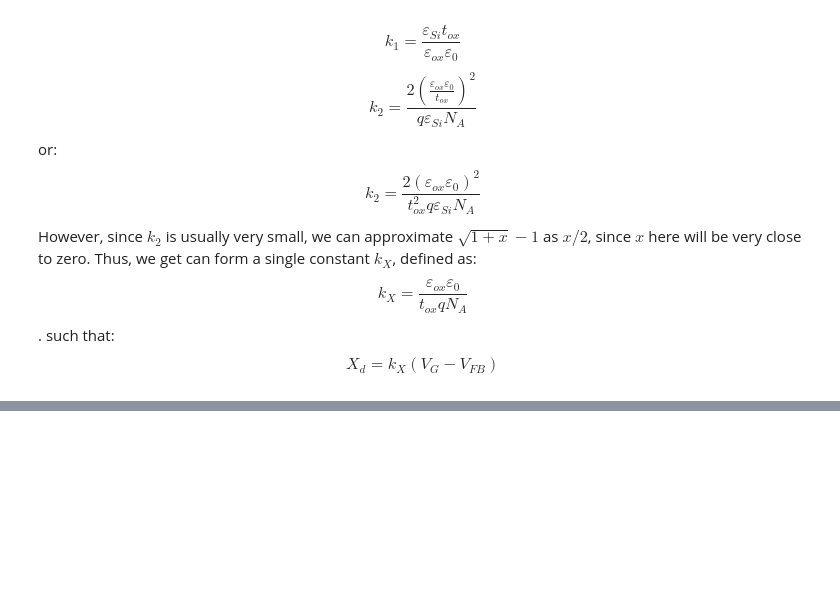
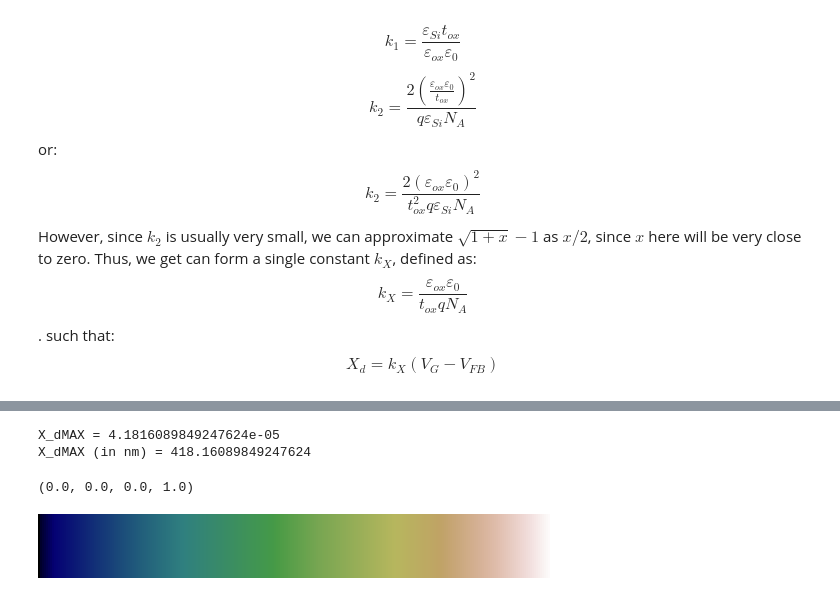
Before and after one commit to LostBitset/mosfet-bad-apple, a Jupyter notebook: Notebook.ipynb, the cells around one changed output, grey strips where cells are left out. Cells and saved outputs as stored; diff of their text form; code cells hidden in the pictures; blank space fills up the shorter version.

```diff
--- a/Notebook.ipynb
+++ b/Notebook.ipynb
@@ -340,0 +308,17 @@ Done, all done with contour_to_lines.
+# %%
+# We need to calculate the maximum depletion region depth, as this is what is created by the threshold voltage
+X_dMAX = xd_from_vg(V_TH)
+print(f"X_dMAX = {X_dMAX}")
+print(f"X_dMAX (in nm) = {X_dMAX * 1e7}")
+# %% [output]
+X_dMAX = 4.1816089849247624e-05
+X_dMAX (in nm) = 418.16089849247624
+# %%
+from matplotlib import colormaps as cmaps
+import matplotlib.patches as mpatch
+chosen_cmap = cmaps["gist_earth"]
+print(chosen_cmap(0))
+chosen_cmap
+# %% [output]
+(0.0, 0.0, 0.0, 1.0)
+[figure, added]
```
Also changed, not shown: parts of 13 cells of this notebook.
